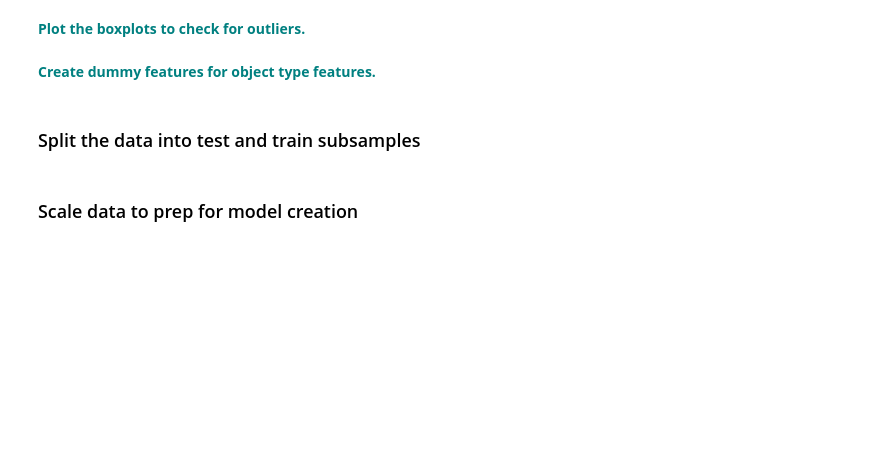
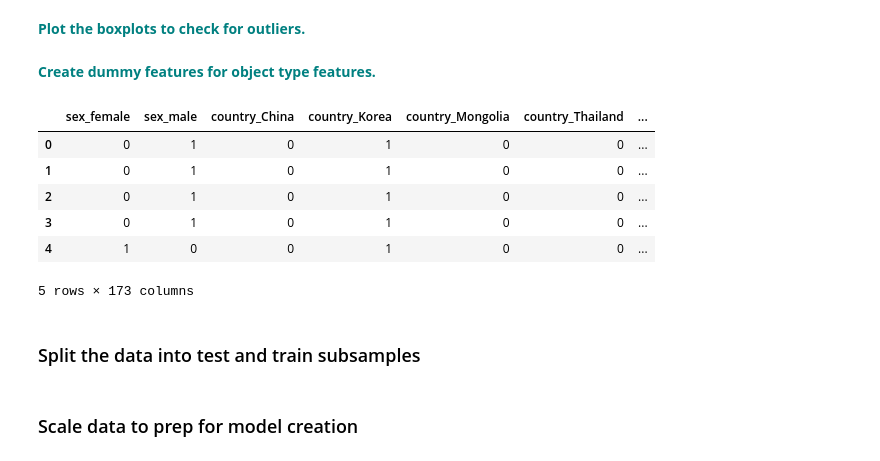
Before and after one commit to dqminhv/RandomForest_casestudy_covid19, a Jupyter notebook: RandomForest_casestudy_covid19.ipynb, the cells around one changed output. Cells and saved outputs as stored; diff of their text form; code cells hidden in the pictures; blank space fills up the shorter version.

```diff
--- a/RandomForest_casestudy_covid19.ipynb
+++ b/RandomForest_casestudy_covid19.ipynb
@@ -354,3 +357,13 @@ df_ohe = pd.get_dummies(df)
+# %%
+df_ohe.head()
+# %% [output]
+|  | sex_female | sex_male | country_China | country_Korea | country_Mongolia | country_Thailand | ... |
+| 0 | 0 | 1 | 0 | 1 | 0 | 0 | ... |
+| 1 | 0 | 1 | 0 | 1 | 0 | 0 | ... |
+| 2 | 0 | 1 | 0 | 1 | 0 | 0 | ... |
+| 3 | 0 | 1 | 0 | 1 | 0 | 0 | ... |
+| 4 | 1 | 0 | 0 | 1 | 0 | 0 | ... |
+5 rows × 173 columns
 # %% [markdown]
 ### Split the data into test and train subsamples
 # %%
```
Also changed, not shown: parts of 6 cells of this notebook.
